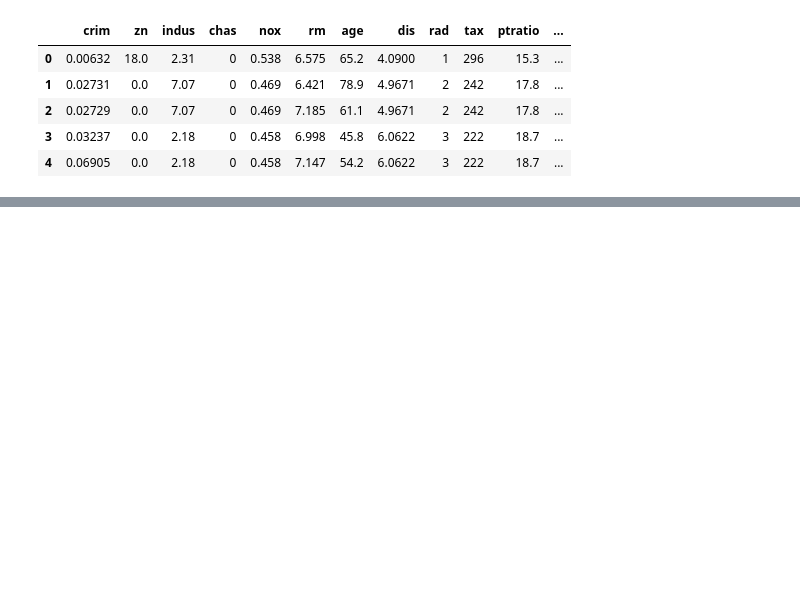
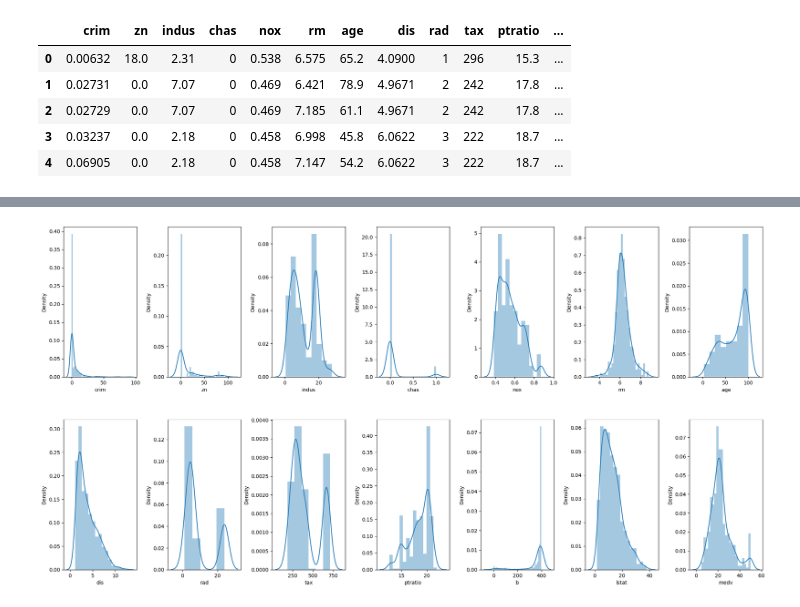
Before and after one commit to Anubhav-02/Boston_House_Price_Prediction, a Jupyter notebook: House_Price_Prediction.ipynb, the cells around one changed output, grey strips where cells are left out. Drawn from its saved outputs; the diff is of its cells as text; code cells hidden in the pictures; blank space fills up the shorter version.

```diff
--- a/House_Price_Prediction.ipynb
+++ b/House_Price_Prediction.ipynb
@@ -26,0 +92,11 @@ df.head()
+# %%
+fig, ax = plt.subplots(ncols=7, nrows=2, figsize=(20,10))
+index = 0
+ax = ax.flatten()
+
+for col, value in df.items():
+    sns.distplot(value, ax=ax[index])
+    index += 1
+plt.tight_layout(pad=0.5, w_pad=0.6, h_pad=5.0)
+# %% [output]
+[figure, added]
```
Also changed, not shown: parts of 26 cells of this notebook.
